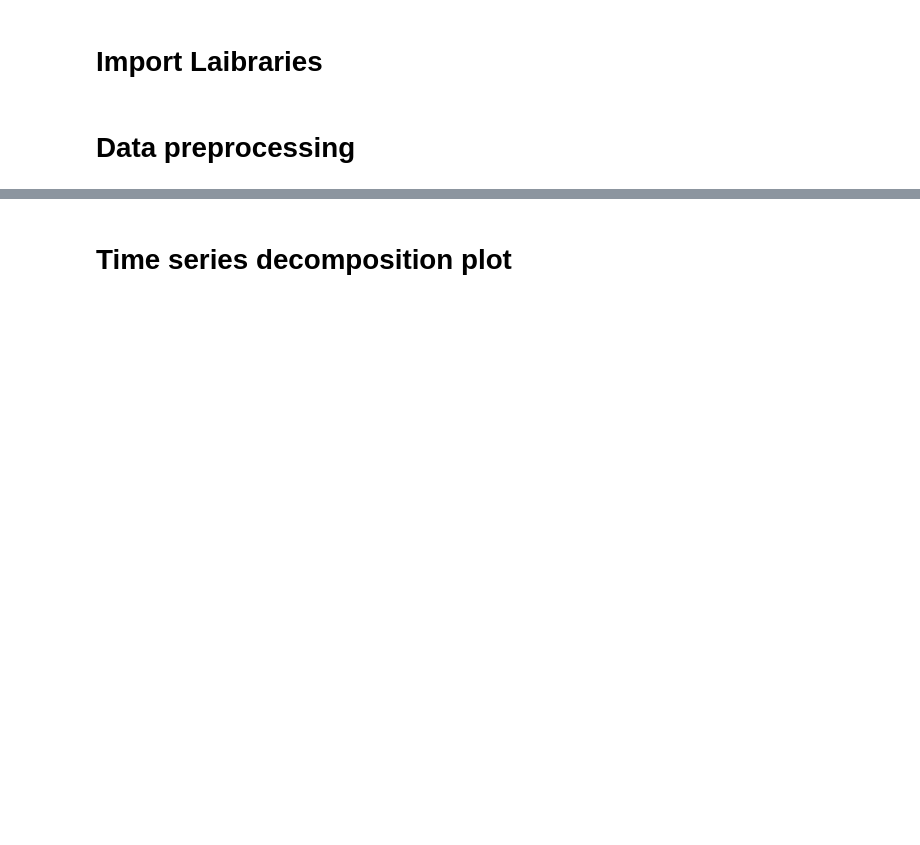
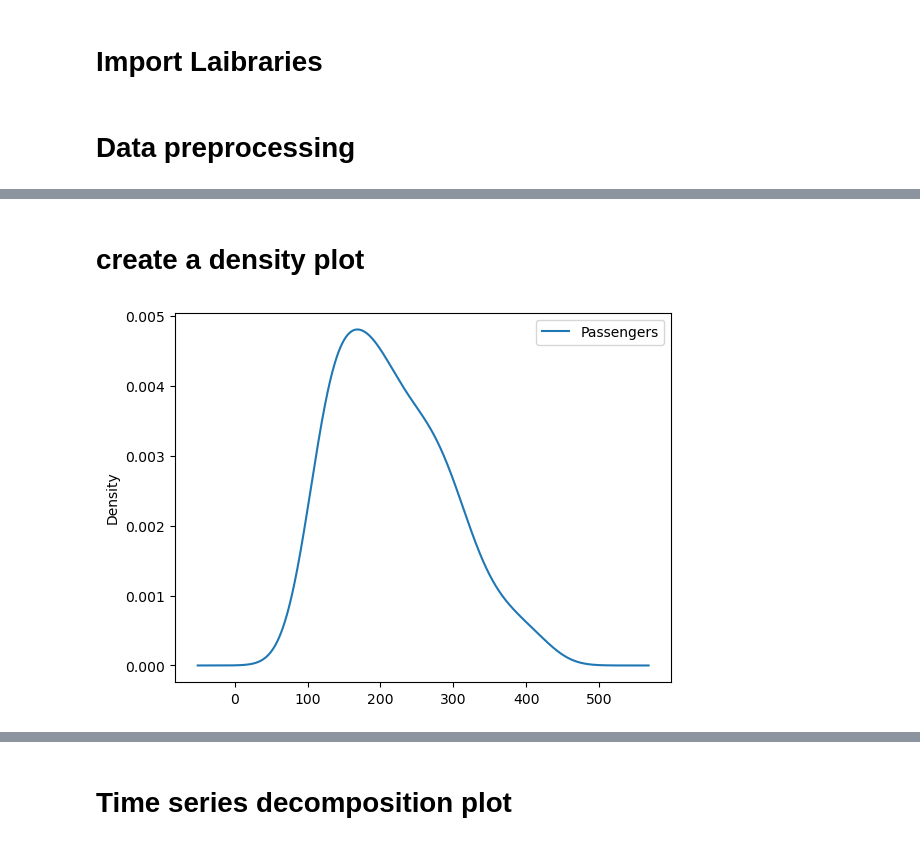
Before and after one commit to navaneeth1612/Assignment_18_Forecasting_Airlines, a Jupyter notebook: Assignment_18_Forecasting_Airlines.ipynb, the cells around one changed output, grey strips where cells are left out. Saved outputs shown, nothing was run; the diff lists cells and outputs as text; code cells hidden in the pictures; blank space fills up the shorter version.

```diff
--- a/Assignment_18_Forecasting_Airlines.ipynb
+++ b/Assignment_18_Forecasting_Airlines.ipynb
@@ -124,0 +185,7 @@ plt.legend(loc='best')
+# %% [markdown]
+# create a density plot
+# %%
+DF.plot(kind='kde')
+plt.show()
+# %% [output]
+[figure, added]
```
Also changed, not shown: parts of 119 cells of this notebook.
